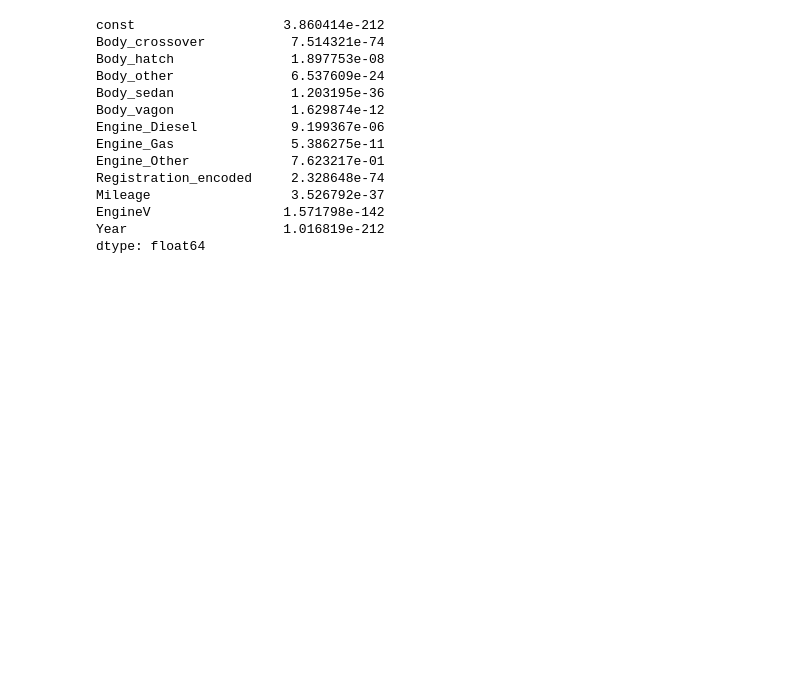
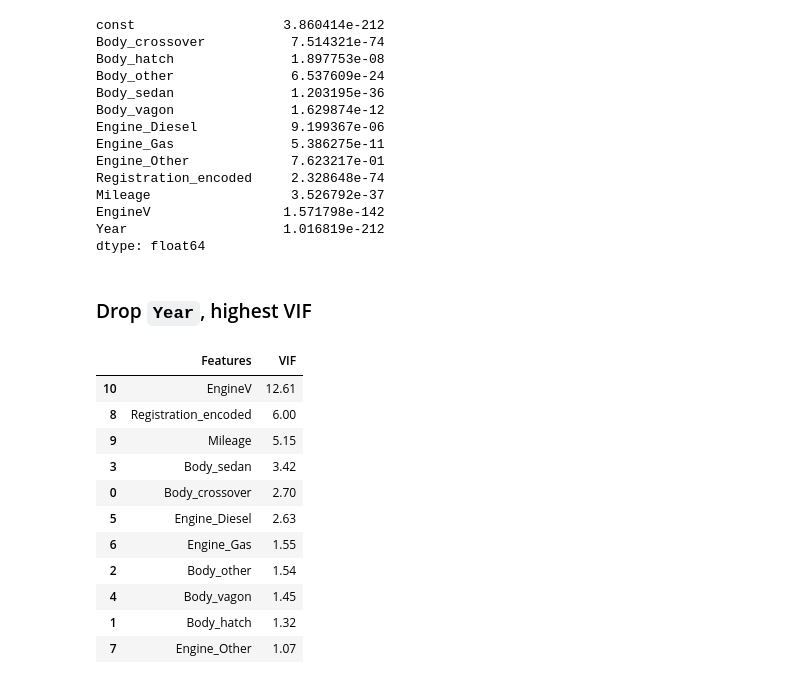
Before and after one commit to manujjoshi/Assignments, a Jupyter notebook: Dealing with cat variables.ipynb, the cells around one changed output. Saved outputs shown, nothing was run; the diff lists cells and outputs as text; code cells hidden in the pictures; blank space fills up the shorter version.

```diff
--- a/Dealing with cat variables.ipynb
+++ b/Dealing with cat variables.ipynb
@@ -179,8 +194,8 @@ vif
 | 7 | Engine_Other | 1.09 |
 # %%
 import statsmodels.api as sm
-X = sm.add_constant(X)
-ols_model = sm.OLS(y,X)
+X_train_sm  = sm.add_constant(X)
+ols_model = sm.OLS(y,X_train_sm)
 ols_model = ols_model.fit()
 ols_model.pvalues
 # %% [output]
@@ -198,3 +213,28 @@ Mileage                  3.526792e-37
 EngineV                 1.571798e-142
 Year                    1.016819e-212
 dtype: float64
+# %% [markdown]
+### Drop `Year`, highest VIF
+# %%
+X.drop(['Year'],axis=1,inplace=True)
+# %%
+from statsmodels.stats.outliers_influence import variance_inflation_factor   # vif
+vif = pd.DataFrame()
+vif['Features'] = X.columns
+vif['VIF'] = [variance_inflation_factor(X.values, i) for i in range(X.shape[1])]
+vif['VIF'] = round(vif['VIF'], 2)
+vif = vif.sort_values(by = "VIF", ascending = False)
+vif
+# %% [output]
+|  | Features | VIF |
+| 10 | EngineV | 12.61 |
+| 8 | Registration_encoded | 6.00 |
+| 9 | Mileage | 5.15 |
+| 3 | Body_sedan | 3.42 |
+| 0 | Body_crossover | 2.70 |
+| 5 | Engine_Diesel | 2.63 |
+| 6 | Engine_Gas | 1.55 |
+| 2 | Body_other | 1.54 |
+| 4 | Body_vagon | 1.45 |
+| 1 | Body_hatch | 1.32 |
+| 7 | Engine_Other | 1.07 |
```
Also changed, not shown: parts of 18 cells of this notebook.
